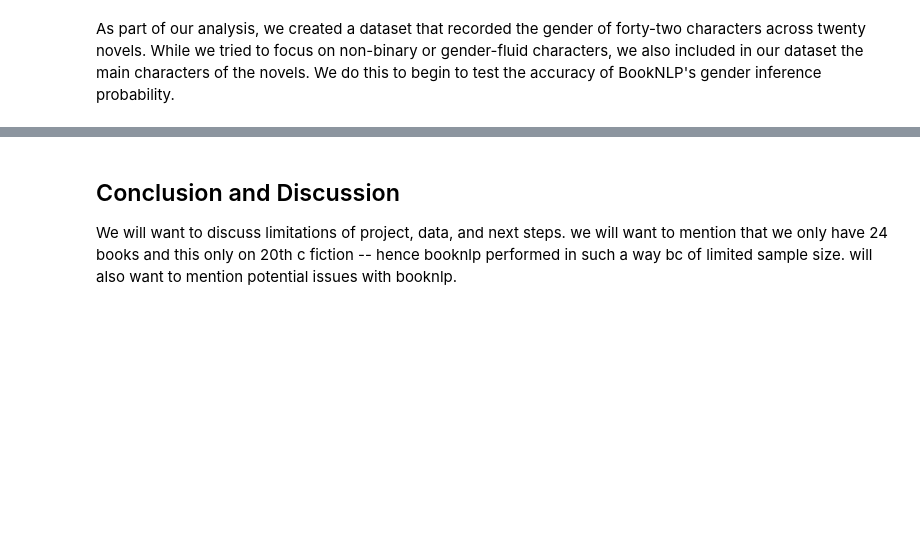
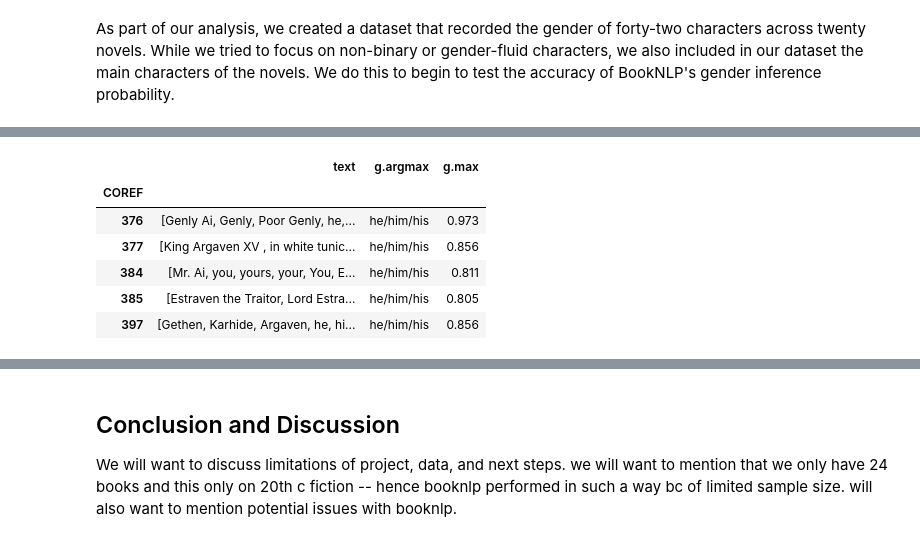
Before and after one commit to danieljohnevans/2022Fall_projects, a Jupyter notebook: data_pipeline.ipynb, the cells around one changed output, grey strips where cells are left out. Cells and saved outputs as stored; diff of their text form; code cells hidden in the pictures; blank space fills up the shorter version.

```diff
--- a/data_pipeline.ipynb
+++ b/data_pipeline.ipynb
@@ -110,0 +129,15 @@ As part of our analysis, we created a dataset that recorded the gender of forty-
+# %%
+lhd_df = pickle_df[pickle_df['title']=='The left hand of darkness / by Ursula K. LeGuin.']
+lhd_chars_list = ['Estraven', 'Argaven','Genly Ai']
+lhd_chars = analysis.get_character_refs(lhd_chars_list, lhd_entit)
+# %%
+lhd_final = analysis.combine_book_and_entity(lhd_chars, lhd_df)
+lhd_final
+# %% [output]
+|  | text | g.argmax | g.max |
+| COREF |  |  |  |
+| 376 | [Genly Ai, Genly, Poor Genly, he,... | he/him/his | 0.973 |
+| 377 | [King Argaven XV , in white tunic... | he/him/his | 0.856 |
+| 384 | [Mr. Ai, you, yours, your, You, E... | he/him/his | 0.811 |
+| 385 | [Estraven the Traitor, Lord Estra... | he/him/his | 0.805 |
+| 397 | [Gethen, Karhide, Argaven, he, hi... | he/him/his | 0.856 |
```
Also changed, not shown: parts of 16 cells of this notebook, 1 other file.
